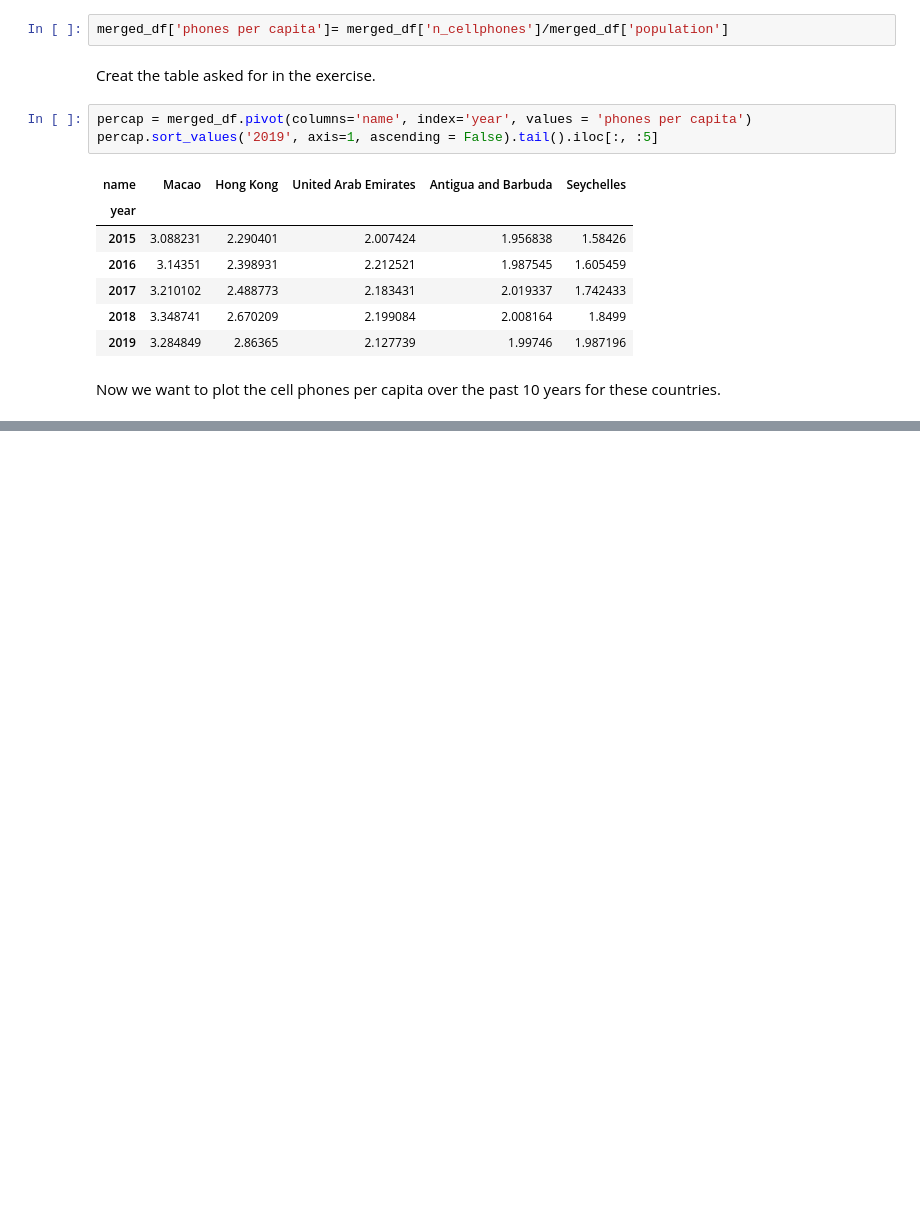
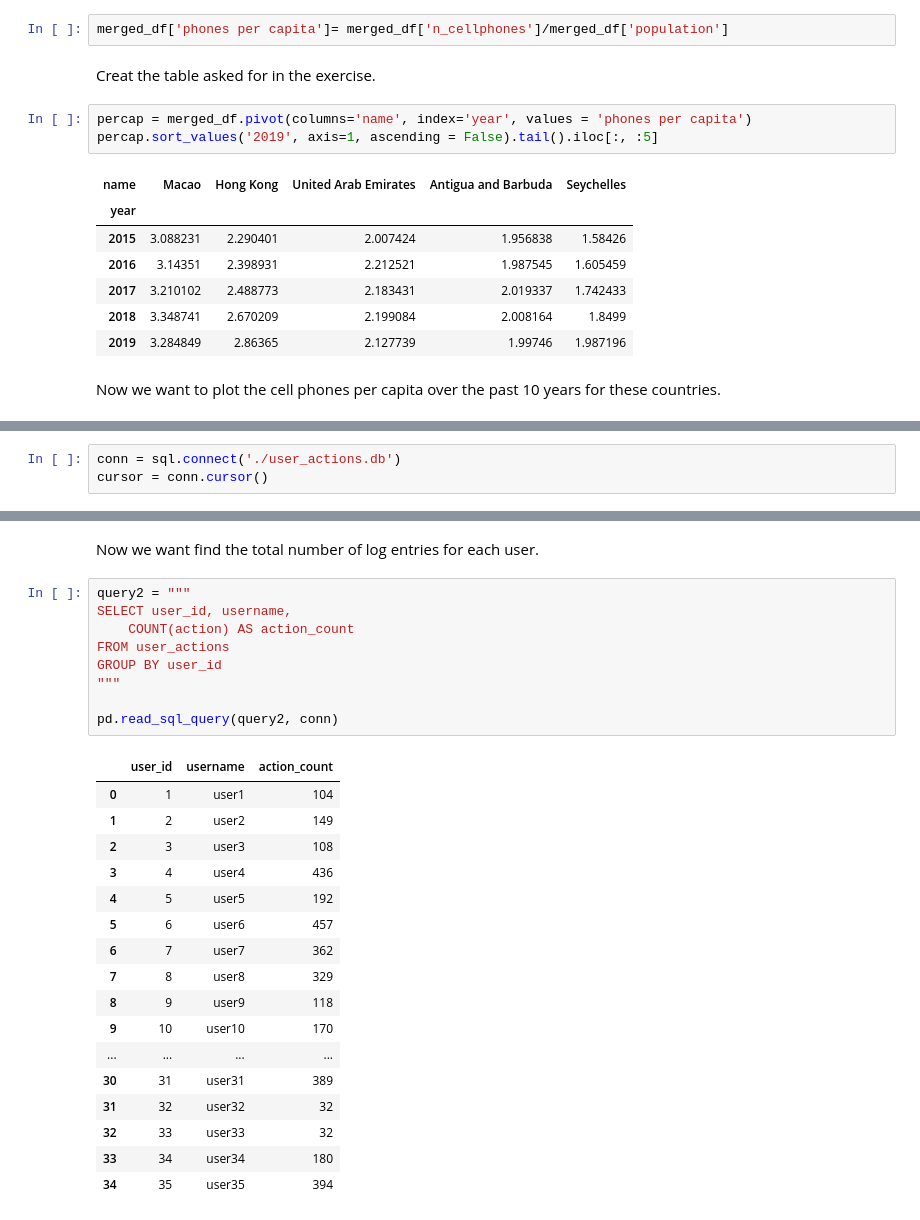
Before and after one commit to majaelm/su-mt4007, a Jupyter notebook: HW4/HW4.ipynb, the cells around one changed output, grey strips where cells are left out. Saved outputs shown, nothing was run; the diff lists cells and outputs as text; blank space fills up the shorter version.

```diff
--- a/HW4/HW4.ipynb
+++ b/HW4/HW4.ipynb
@@ -168,0 +170,3 @@ KeyError: "The following 'id_vars' are not present in the DataFrame: ['name']"
+# %%
+conn = sql.connect('./user_actions.db')
+cursor = conn.cursor()
@@ -168,0 +209,29 @@ KeyError: "The following 'id_vars' are not present in the DataFrame: ['name']"
+# %% [markdown]
+Now we want find the total number of log entries for each user.
+# %%
+query2 = """
+SELECT user_id, username,
+    COUNT(action) AS action_count
+FROM user_actions
+GROUP BY user_id
+"""
+
+pd.read_sql_query(query2, conn)
+# %% [output]
+|  | user_id | username | action_count |
+| 0 | 1 | user1 | 104 |
+| 1 | 2 | user2 | 149 |
+| 2 | 3 | user3 | 108 |
+| 3 | 4 | user4 | 436 |
+| 4 | 5 | user5 | 192 |
+| 5 | 6 | user6 | 457 |
+| 6 | 7 | user7 | 362 |
+| 7 | 8 | user8 | 329 |
+| 8 | 9 | user9 | 118 |
+| 9 | 10 | user10 | 170 |
+| ... | ... | ... | ... |
+| 30 | 31 | user31 | 389 |
+| 31 | 32 | user32 | 32 |
+| 32 | 33 | user33 | 32 |
+| 33 | 34 | user34 | 180 |
+| 34 | 35 | user35 | 394 |
```
Also changed, not shown: parts of 18 cells of this notebook, 1 other file.
